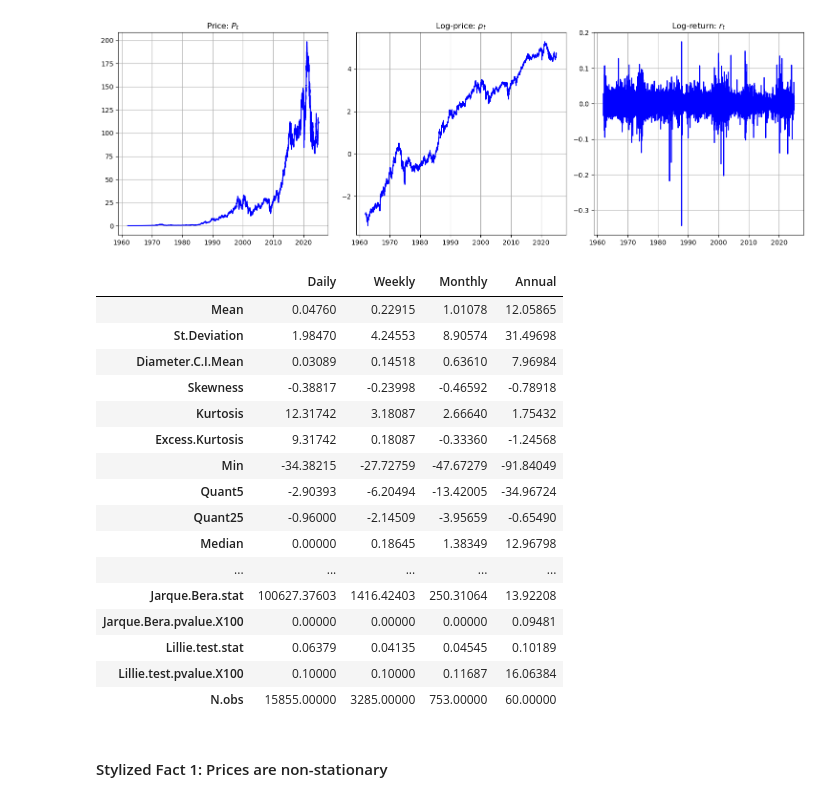
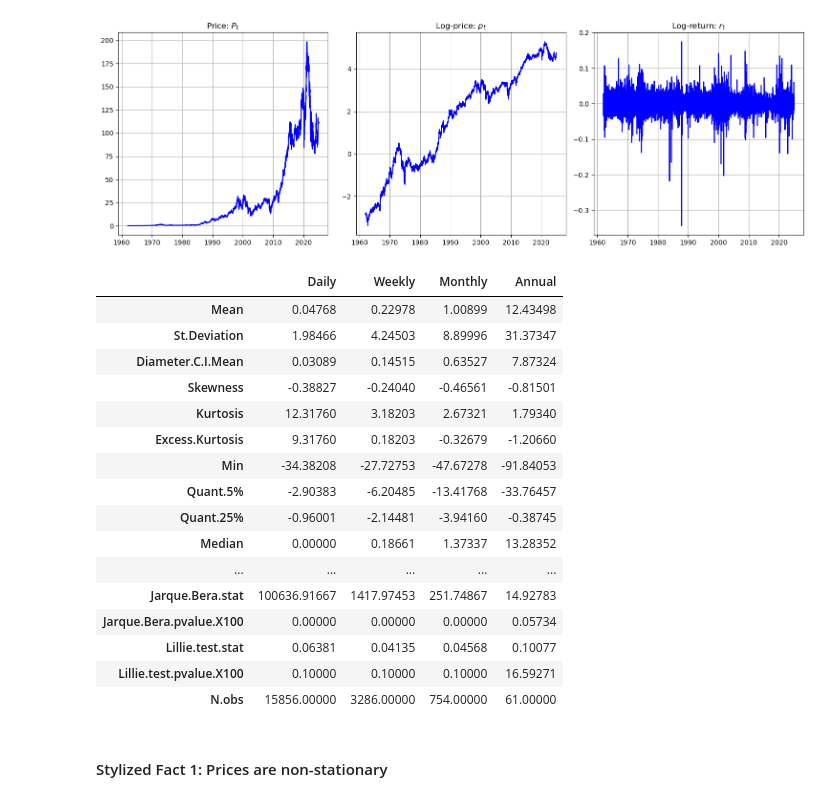
Before and after one commit to VitalityMigo/quant627_finec, a Jupyter notebook: notebook.ipynb, the cells around one changed output. Saved outputs shown, nothing was run; the diff lists cells and outputs as text; code cells hidden in the pictures.

```diff
--- a/notebook.ipynb
+++ b/notebook.ipynb
@@ -152,54 +168,54 @@ rt = {
     "Daily": rt_daily,
     "Weekly": rt_weekly,
     "Monthly": rt_monthly,
     "Annual": rt_yearly
 }
 
 # Create statistics computation function
 def statistics(x):
     stat_tab = {
         'Mean': round(np.mean(x) * 100,5),
         'St.Deviation': round(np.std(x) * 100,5),
         'Diameter.C.I.Mean': round(1.96 * np.sqrt(np.var(x) / len(x)) * 100,5),
         'Skewness': round(skew(x),5),
         'Kurtosis': round(kurtosis(x),5),
         'Excess.Kurtosis': round(kurtosis(x) - 3,5),
         'Min': round(np.min(x) * 100,5),
-        'Quant5': round(np.quantile(x, 0.05) * 100,5),
-        'Quant25': round(np.quantile(x, 0.25) * 100,5),
+        'Quant.5%': round(np.quantile(x, 0.05) * 100,5),
+        'Quant.25%': round(np.quantile(x, 0.25) * 100,5),
         'Median': round(np.quantile(x, 0.50) * 100,5),
-        'Quant75': round(np.quantile(x, 0.75) * 100,5),
-        'Quant95': round(np.quantile(x, 0.95) * 100,5),
+        'Quant.75%': round(np.quantile(x, 0.75) * 100,5),
+        'Quant.95%': round(np.quantile(x, 0.95) * 100,5),
         'Max': round(np.max(x) * 100,5),
         'Jarque.Bera.stat': round(jarque_bera(x)[0],5),
         'Jarque.Bera.pvalue.X100': round(jarque_bera(x)[1] *100,5),
         'Lillie.test.stat': round(lilliefors(x)[0],5),
         'Lillie.test.pvalue.X100': round(lilliefors(x)[1] * 100,5),
         'N.obs': len(x)
     }
     return stat_tab
 
-STATS = pd.DataFrame({key: statistics(data.iloc[1:]) for key, data in rt.items()})
+STATS = pd.DataFrame({key: statistics(data) for key, data in rt.items()})
 
 STATS
 # %% [output]
 |  | Daily | Weekly | Monthly | Annual |
-| Mean | 0.04760 | 0.22915 | 1.01078 | 12.05865 |
-| St.Deviation | 1.98470 | 4.24553 | 8.90574 | 31.49698 |
-| Diameter.C.I.Mean | 0.03089 | 0.14518 | 0.63610 | 7.96984 |
-| Skewness | -0.38817 | -0.23998 | -0.46592 | -0.78918 |
-| Kurtosis | 12.31742 | 3.18087 | 2.66640 | 1.75432 |
-| Excess.Kurtosis | 9.31742 | 0.18087 | -0.33360 | -1.24568 |
-| Min | -34.38215 | -27.72759 | -47.67279 | -91.84049 |
-| Quant5 | -2.90393 | -6.20494 | -13.42005 | -34.96724 |
-| Quant25 | -0.96000 | -2.14509 | -3.95659 | -0.65490 |
-| Median | 0.00000 | 0.18645 | 1.38349 | 12.96798 |
+| Mean | 0.04768 | 0.22978 | 1.00899 | 12.43498 |
+| St.Deviation | 1.98466 | 4.24503 | 8.89996 | 31.37347 |
+| Diameter.C.I.Mean | 0.03089 | 0.14515 | 0.63527 | 7.87324 |
+| Skewness | -0.38827 | -0.24040 | -0.46561 | -0.81501 |
+| Kurtosis | 12.31760 | 3.18203 | 2.67321 | 1.79340 |
+| Excess.Kurtosis | 9.31760 | 0.18203 | -0.32679 | -1.20660 |
+| Min | -34.38208 | -27.72753 | -47.67278 | -91.84053 |
+| Quant.5% | -2.90383 | -6.20485 | -13.41768 | -33.76457 |
+| Quant.25% | -0.96001 | -2.14481 | -3.94160 | -0.38745 |
+| Median | 0.00000 | 0.18661 | 1.37337 | 13.28352 |
 | ... | ... | ... | ... | ... |
-| Jarque.Bera.stat | 100627.37603 | 1416.42403 | 250.31064 | 13.92208 |
-| Jarque.Bera.pvalue.X100 | 0.00000 | 0.00000 | 0.00000 | 0.09481 |
-| Lillie.test.stat | 0.06379 | 0.04135 | 0.04545 | 0.10189 |
-| Lillie.test.pvalue.X100 | 0.10000 | 0.10000 | 0.11687 | 16.06384 |
-| N.obs | 15855.00000 | 3285.00000 | 753.00000 | 60.00000 |
+| Jarque.Bera.stat | 100636.91667 | 1417.97453 | 251.74867 | 14.92783 |
+| Jarque.Bera.pvalue.X100 | 0.00000 | 0.00000 | 0.00000 | 0.05734 |
+| Lillie.test.stat | 0.06381 | 0.04135 | 0.04568 | 0.10077 |
+| Lillie.test.pvalue.X100 | 0.10000 | 0.10000 | 0.10000 | 16.59271 |
+| N.obs | 15856.00000 | 3286.00000 | 754.00000 | 61.00000 |
 # %% [markdown]
 #### Stylized Fact 1: Prices are non-stationary
 # %%
```
Also changed, not shown: parts of 51 cells of this notebook.
